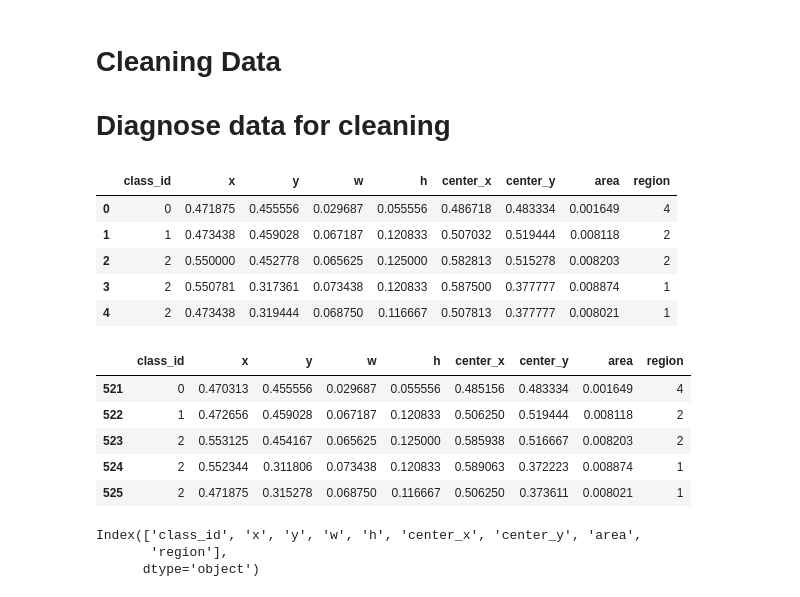
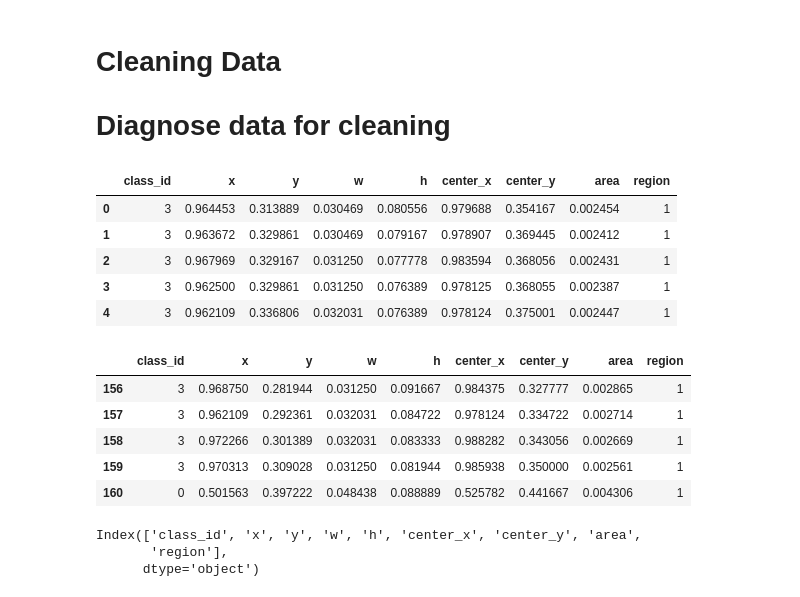
Before and after one commit to bulentsiyah/data-preprocessing_cv-skills, a Jupyter notebook: dataanalysis_visualization.ipynb, the cells around one changed output. Cells and saved outputs as stored; diff of their text form; code cells hidden in the pictures.

```diff
--- a/dataanalysis_visualization.ipynb
+++ b/dataanalysis_visualization.ipynb
@@ -6,30 +6,30 @@
 # %%
 import numpy as np # linear algebra
 import pandas as pd # data processing, CSV file I/O (e.g. pd.read_csv)
 import matplotlib.pyplot as plt
 import seaborn as sns  # visualization tool
 from subprocess import check_output
 import os
 #print(check_output(["ls", "../input"]).decode("utf8"))
-data = pd.read_csv('_outputs/test_tool_aerial__class_analysis.csv')
+data = pd.read_csv('_outputs/all_17-18-19_port_pas_23hataliport___class_analysis.csv')
 #data.info()
 data.head()
 # %% [output]
 |  | class_id | x | y | w | h | center_x | center_y | area | region |
-| 0 | 0 | 0.471875 | 0.455556 | 0.029687 | 0.055556 | 0.486718 | 0.483334 | 0.001649 | 4 |
-| 1 | 1 | 0.473438 | 0.459028 | 0.067187 | 0.120833 | 0.507032 | 0.519444 | 0.008118 | 2 |
-| 2 | 2 | 0.550000 | 0.452778 | 0.065625 | 0.125000 | 0.582813 | 0.515278 | 0.008203 | 2 |
-| 3 | 2 | 0.550781 | 0.317361 | 0.073438 | 0.120833 | 0.587500 | 0.377777 | 0.008874 | 1 |
-| 4 | 2 | 0.473438 | 0.319444 | 0.068750 | 0.116667 | 0.507813 | 0.377777 | 0.008021 | 1 |
+| 0 | 3 | 0.964453 | 0.313889 | 0.030469 | 0.080556 | 0.979688 | 0.354167 | 0.002454 | 1 |
+| 1 | 3 | 0.963672 | 0.329861 | 0.030469 | 0.079167 | 0.978907 | 0.369445 | 0.002412 | 1 |
+| 2 | 3 | 0.967969 | 0.329167 | 0.031250 | 0.077778 | 0.983594 | 0.368056 | 0.002431 | 1 |
+| 3 | 3 | 0.962500 | 0.329861 | 0.031250 | 0.076389 | 0.978125 | 0.368055 | 0.002387 | 1 |
+| 4 | 3 | 0.962109 | 0.336806 | 0.032031 | 0.076389 | 0.978124 | 0.375001 | 0.002447 | 1 |
 # %%
 data.tail()
 # %% [output]
 |  | class_id | x | y | w | h | center_x | center_y | area | region |
-| 521 | 0 | 0.470313 | 0.455556 | 0.029687 | 0.055556 | 0.485156 | 0.483334 | 0.001649 | 4 |
-| 522 | 1 | 0.472656 | 0.459028 | 0.067187 | 0.120833 | 0.506250 | 0.519444 | 0.008118 | 2 |
-| 523 | 2 | 0.553125 | 0.454167 | 0.065625 | 0.125000 | 0.585938 | 0.516667 | 0.008203 | 2 |
-| 524 | 2 | 0.552344 | 0.311806 | 0.073438 | 0.120833 | 0.589063 | 0.372223 | 0.008874 | 1 |
-| 525 | 2 | 0.471875 | 0.315278 | 0.068750 | 0.116667 | 0.506250 | 0.373611 | 0.008021 | 1 |
+| 156 | 3 | 0.968750 | 0.281944 | 0.031250 | 0.091667 | 0.984375 | 0.327777 | 0.002865 | 1 |
+| 157 | 3 | 0.962109 | 0.292361 | 0.032031 | 0.084722 | 0.978124 | 0.334722 | 0.002714 | 1 |
+| 158 | 3 | 0.972266 | 0.301389 | 0.032031 | 0.083333 | 0.988282 | 0.343056 | 0.002669 | 1 |
+| 159 | 3 | 0.970313 | 0.309028 | 0.031250 | 0.081944 | 0.985938 | 0.350000 | 0.002561 | 1 |
+| 160 | 0 | 0.501563 | 0.397222 | 0.048438 | 0.088889 | 0.525782 | 0.441667 | 0.004306 | 1 |
 # %%
 data.columns
 # %% [output]
```
Also changed, not shown: parts of 8 cells of this notebook, 3 other files.
